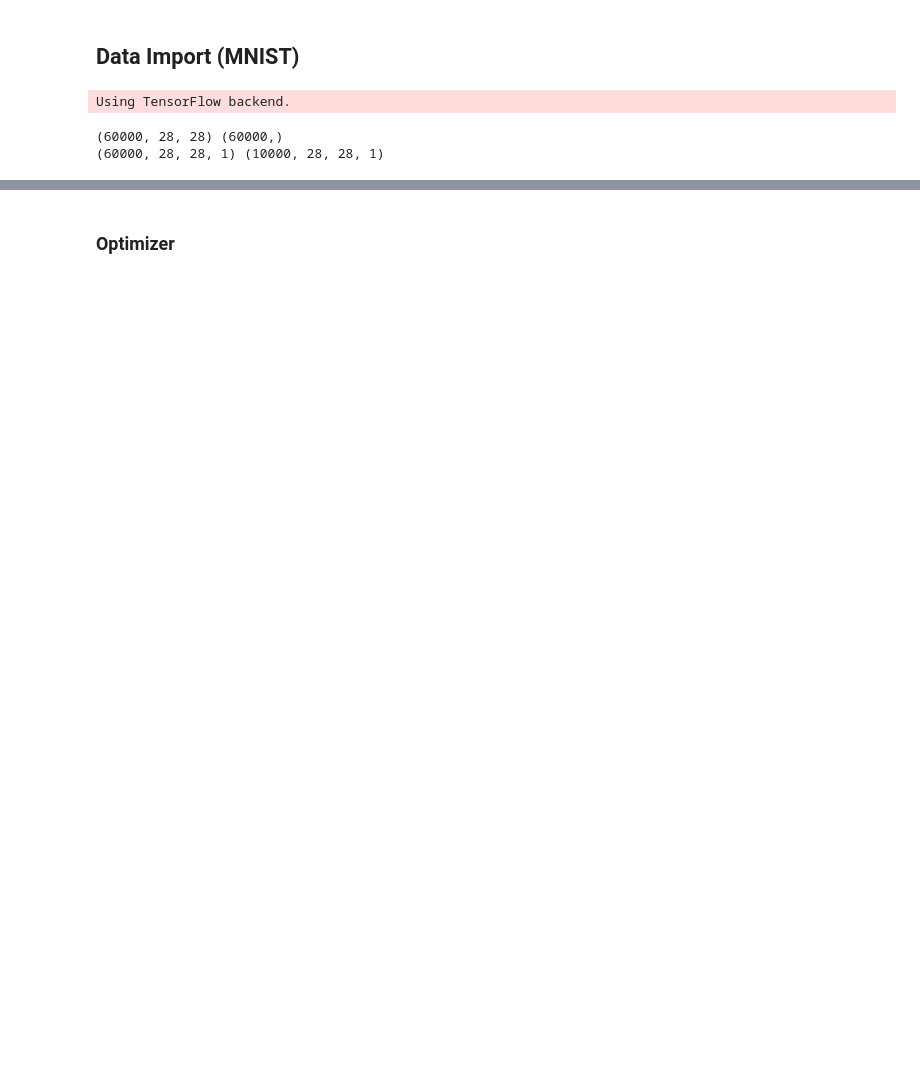
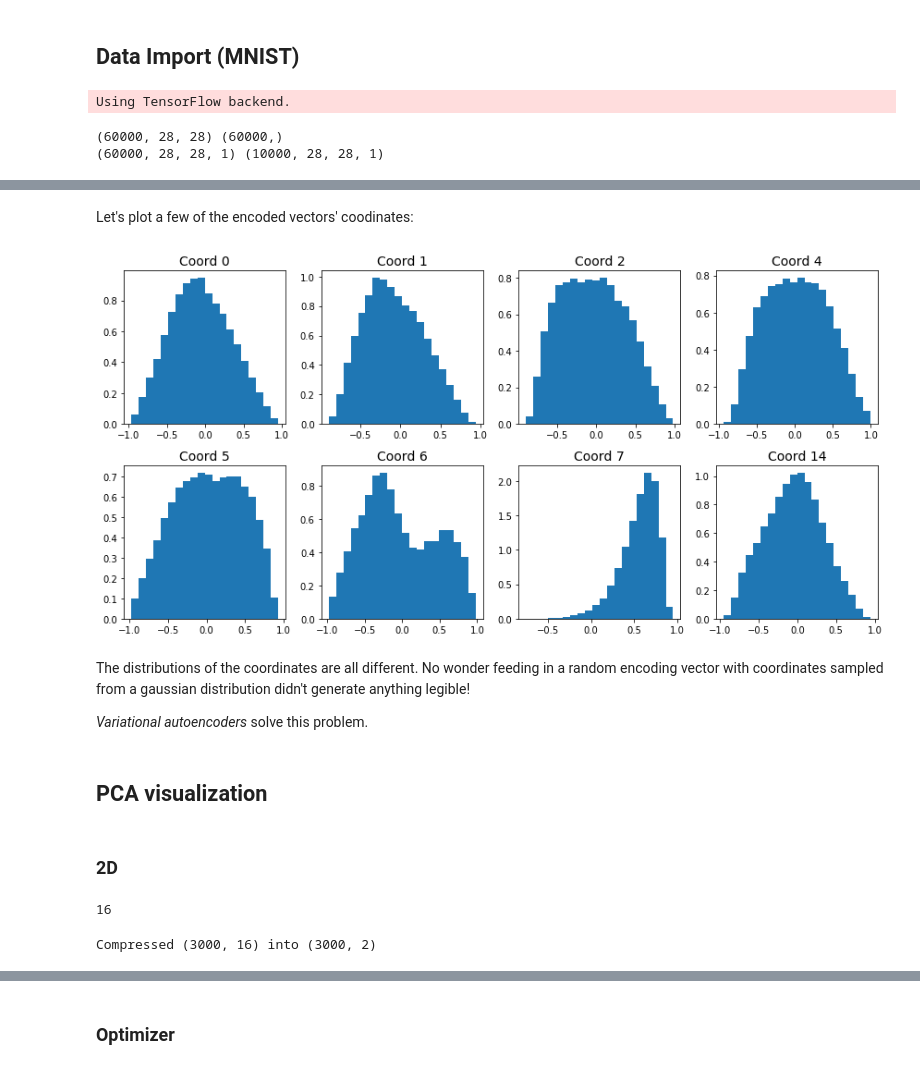
Before and after one commit to mathybit/ml-tutorials, a Jupyter notebook: autoencoders.ipynb, the cells around one changed output, grey strips where cells are left out. Drawn from its saved outputs; the diff is of its cells as text; code cells hidden in the pictures; blank space fills up the shorter version.

Commit message:
Intro to autoencoders
Posting code used for intro to autoencoders article

```diff
--- a/autoencoders.ipynb
+++ b/autoencoders.ipynb
@@ -145,0 +444,55 @@ In fact, if we don't use any nonlinear activations, training will result in the
+# %% [markdown]
+Let's plot a few of the encoded vectors' coodinates:
+# %%
+showAll = False
+
+coord_indeces = np.array([
+    [ 0, 1, 2, 4],
+    [ 5, 6, 7, 14]
+])
+
+if showAll:
+    n_cols = 4
+    n_rows = X_encoded.shape[1] // n_cols
+else:
+    n_cols = coord_indeces.shape[1]
+    n_rows = coord_indeces.shape[0]
+
+plt.figure(figsize=(12, int(12.0/n_cols * n_rows)))
+for row in range(n_rows):
+    for col in range(n_cols):
+        i = row * n_cols + col
+        plt.subplot(n_rows, n_cols, i + 1)
+        if showAll:
+            plt.title("Coord " + str(i), fontsize=14)
+            plt.hist(X_encoded[:, i], bins=20, density=True)
+        else:
+            plt.title("Coord " + str(coord_indeces[row, col]), fontsize=14)
+            plt.hist(X_encoded[:, coord_indeces[row, col]], bins=20, density=True)
+plt.tight_layout()
+plt.show()
+# %% [output]
+[figure, added]
+# %% [markdown]
+The distributions of the coordinates are all different. No wonder feeding in a random encoding vector with coordinates sampled from a gaussian distribution didn't generate anything legible!
+
+*Variational autoencoders* solve this problem.
+# %% [markdown]
+## PCA visualization
+# %% [markdown]
+### 2D
+# %%
+from keras.models import load_model
+
+model_name = 'k_auto0'
+
+encoder_file = 'models/auto/mnist/' + model_name + '-enc'
+decoder_file = 'models/auto/mnist/' + model_name + '-dec'
+
+encoder = load_model(encoder_file + '.h5')
+decoder = load_model(decoder_file + '.h5')
+
+n_codings = encoder.layers[-1].output_shape[1]
+print(n_codings)
+# %% [output]
+16
@@ -145,0 +503,8 @@ In fact, if we don't use any nonlinear activations, training will result in the
+# %%
+from sklearn.decomposition import PCA
+
+pca = PCA(n_components=2)
+X2d = pca.fit_transform(X_enc)
+print("Compressed", X_enc.shape, "into", X2d.shape)
+# %% [output]
+Compressed (3000, 16) into (3000, 2)
```
Also changed, not shown: parts of 180 cells of this notebook, 47 other files.
